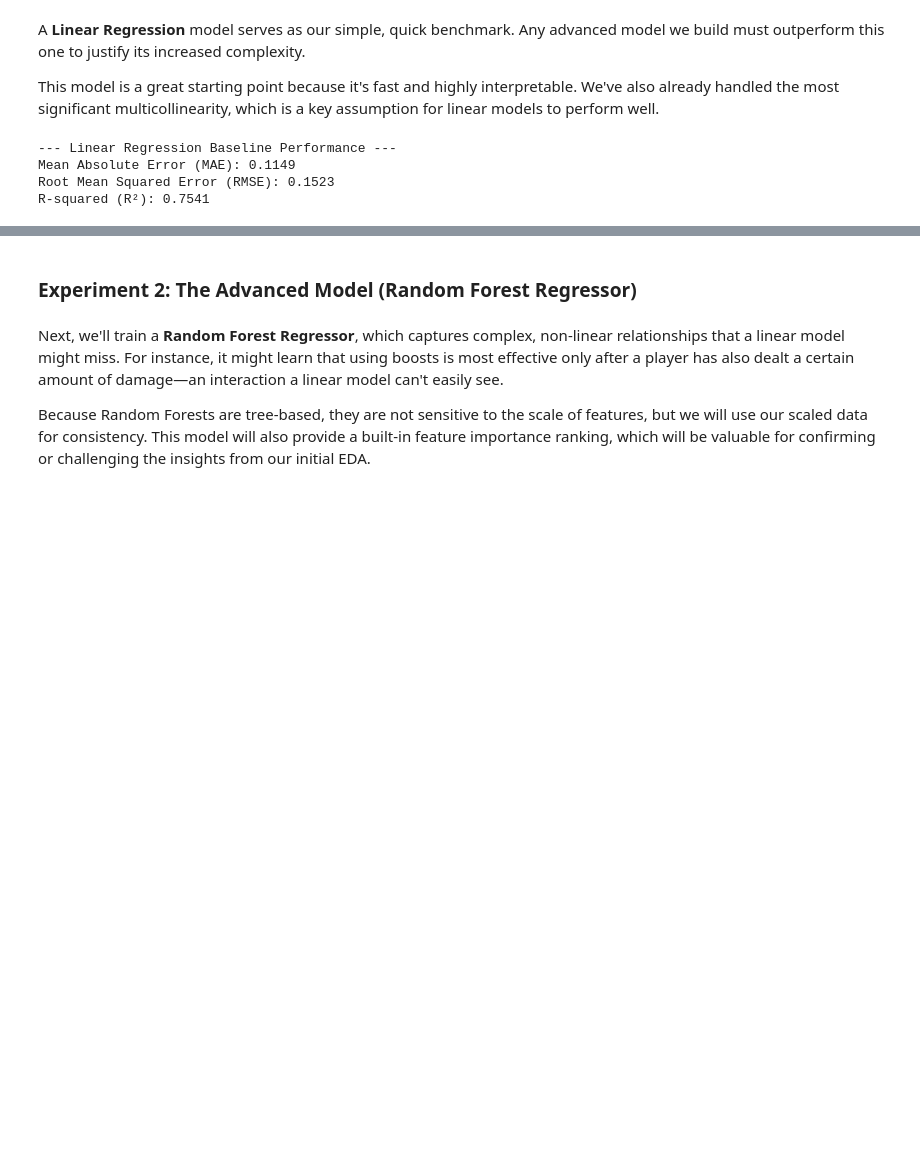
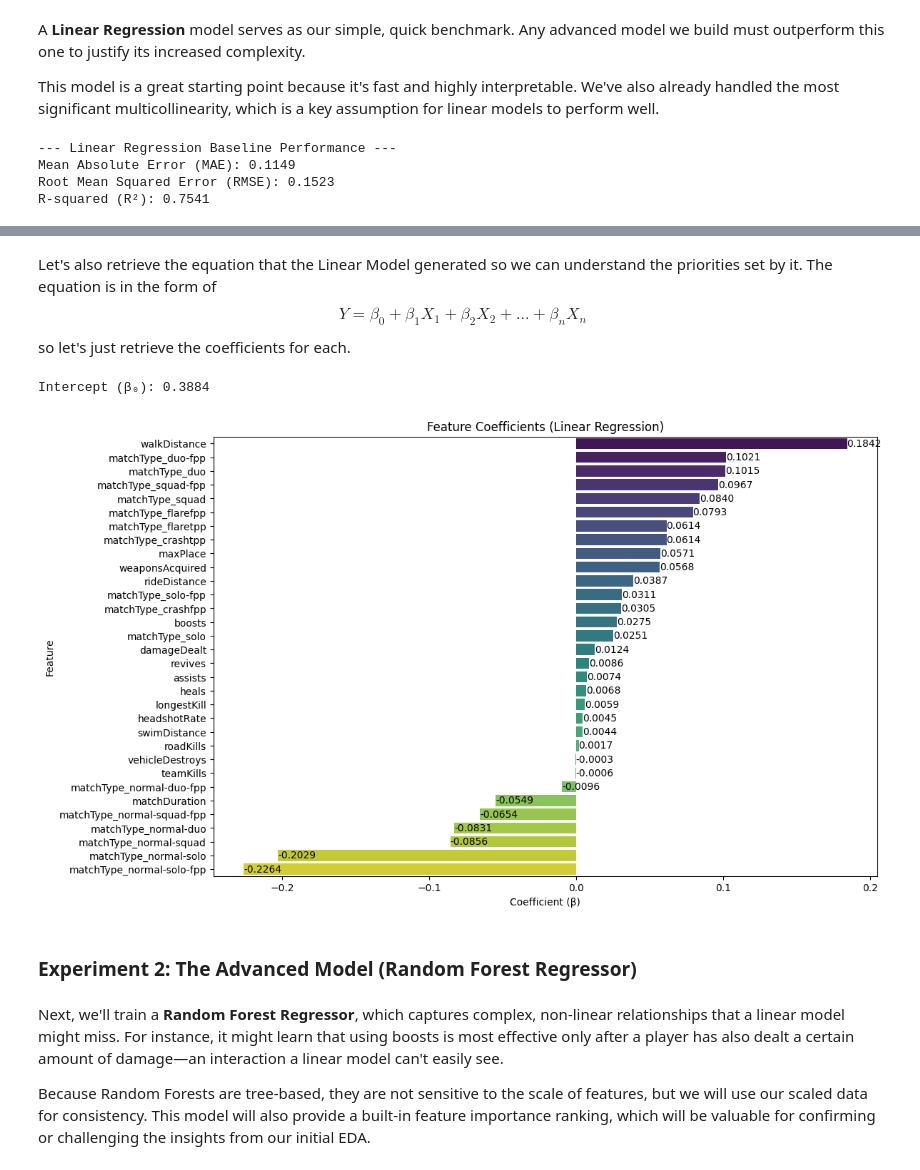
Before and after one commit to dganesh05/project-3, a Jupyter notebook: project-notebook.ipynb, the cells around one changed output, grey strips where cells are left out. Saved outputs shown, nothing was run; the diff lists cells and outputs as text; code cells hidden in the pictures; blank space fills up the shorter version.

```diff
--- a/project-notebook.ipynb
+++ b/project-notebook.ipynb
@@ -323,3 +326,24 @@ R-squared (R²): 0.7541
+# %% [markdown]
+Let's also retrieve the equation that the Linear Model generated so we can understand the priorities set by it. The equation is in the form of $$Y = \beta_0 + \beta_1X_1 + \beta_2X_2 + ... + \beta_nX_n$$ so let's just retrieve the coefficients for each.
+# %%
+print(f"Intercept (β₀): {lr_model.intercept_:.4f}")
+
+# Create a DataFrame of features and their coefficients
+coeffs = pd.DataFrame({
+    'Feature': X_train.columns,
+    'Coefficient (β)': lr_model.coef_
+}).sort_values(by='Coefficient (β)', ascending=False)
+
+# bar graph of feature coefficients
+plt.figure(figsize=(12, 8))
+sns.barplot(x='Coefficient (β)', y='Feature', data=coeffs, palette='viridis', hue='Feature')
+for i, v in enumerate(coeffs['Coefficient (β)']):
+    plt.text(v, i, f"{v:.4f}", va='center')
+plt.title('Feature Coefficients (Linear Regression)')
+plt.show()
+# %% [output]
+Intercept (β₀): 0.3884
+[figure, added]
 # %% [markdown]
 ### Experiment 2: The Advanced Model (Random Forest Regressor)
 # %% [markdown]
```
Also changed, not shown: parts of 15 cells of this notebook, 1 other file.
